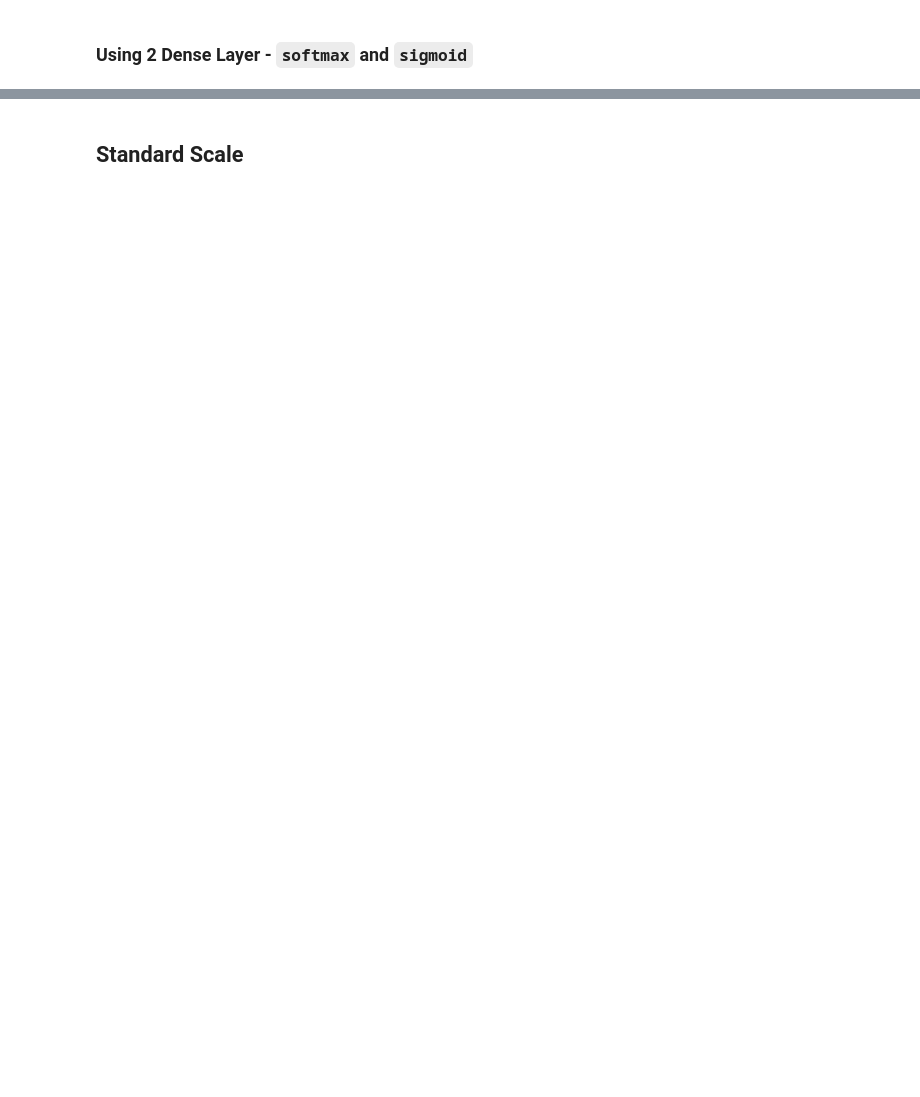
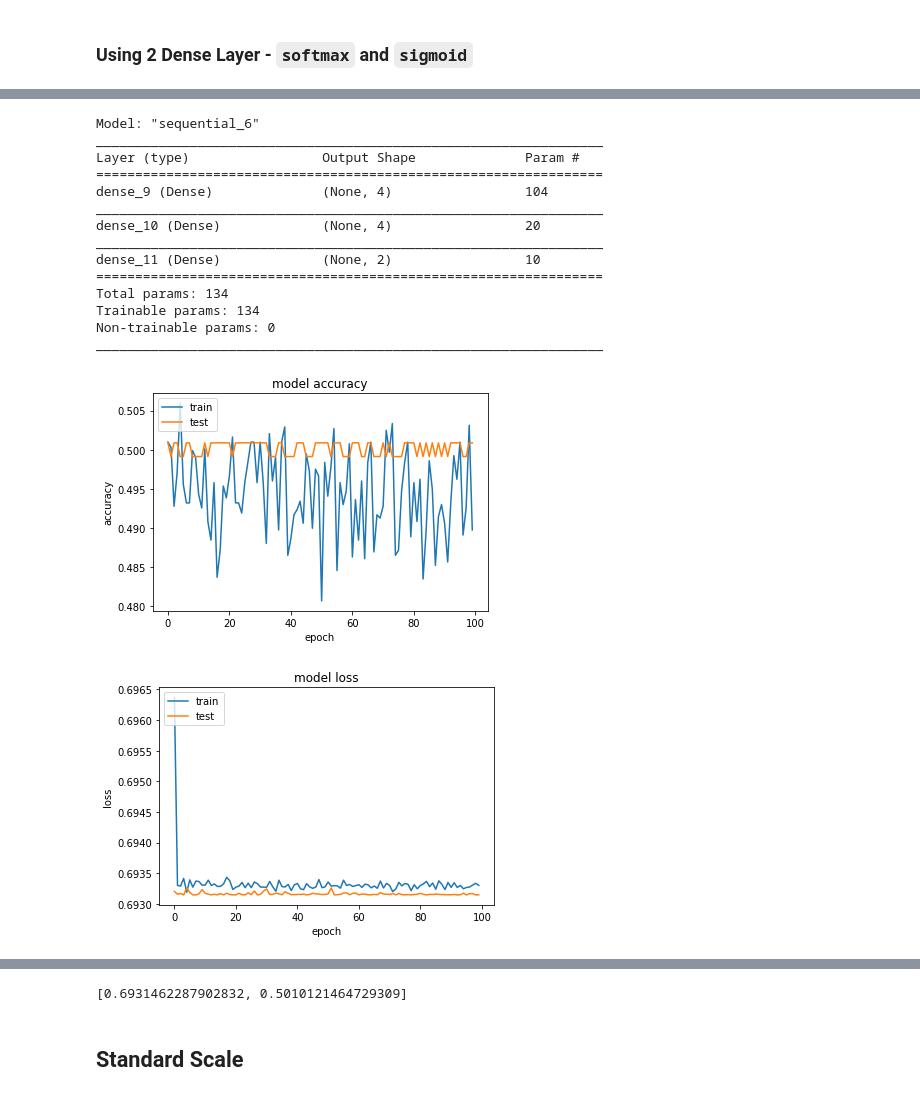
Before and after one commit to haonanou/MachineLearning_FinalProject, a Jupyter notebook: Santosh/analysis-nn.ipynb, the cells around one changed output, grey strips where cells are left out. Cells and saved outputs as stored; diff of their text form; code cells hidden in the pictures; blank space fills up the shorter version.

```diff
--- a/Santosh/analysis-nn.ipynb
+++ b/Santosh/analysis-nn.ipynb
@@ -354,0 +355,44 @@ _________________________________________________________________
+# %%
+model = keras.Sequential()
+model.add(keras.layers.Dense(4, activation='softmax', input_dim=len(X_test.columns)))
+model.add(keras.layers.Dense(4, activation='relu'))
+model.add(keras.layers.Dense(2, activation='sigmoid'))
+model.summary()
+model.compile(optimizer='adam', loss='categorical_crossentropy', metrics=['accuracy'])
+fits = model.fit(X_train, y_train, epochs=100, validation_data=(X_test, y_test), verbose=0)
+plt.plot(fits.history['accuracy'])
+plt.plot(fits.history['val_accuracy'])
+plt.title('model accuracy')
+plt.ylabel('accuracy')
+plt.xlabel('epoch')
+plt.legend(['train', 'test'], loc='upper left')
+plt.show()
+
+plt.plot(fits.history['loss'])
+plt.plot(fits.history['val_loss'])
+plt.title('model loss')
+plt.ylabel('loss')
+plt.xlabel('epoch')
+plt.legend(['train', 'test'], loc='upper left')
+plt.show()
+
+# Evaluate
+y_true = keras.utils.to_categorical(y1, 2)
+model.evaluate(mainTest.loc[:, mainTest.columns!='blueWins'], y_true)
+# %% [output]
+Model: "sequential_6"
+_________________________________________________________________
+Layer (type)                 Output Shape              Param #
+=================================================================
+dense_9 (Dense)              (None, 4)                 104
+_________________________________________________________________
+dense_10 (Dense)             (None, 4)                 20
+_________________________________________________________________
+dense_11 (Dense)             (None, 2)                 10
+=================================================================
+Total params: 134
+Trainable params: 134
+Non-trainable params: 0
+_________________________________________________________________
+[figure, added]
+[figure, added]
@@ -355,3 +400,4 @@ _________________________________________________________________
+[0.6931462287902832, 0.5010121464729309]
 # %% [markdown]
 ## Standard Scale
 # %%
```
Also changed, not shown: parts of 17 cells of this notebook, 4 other files.
